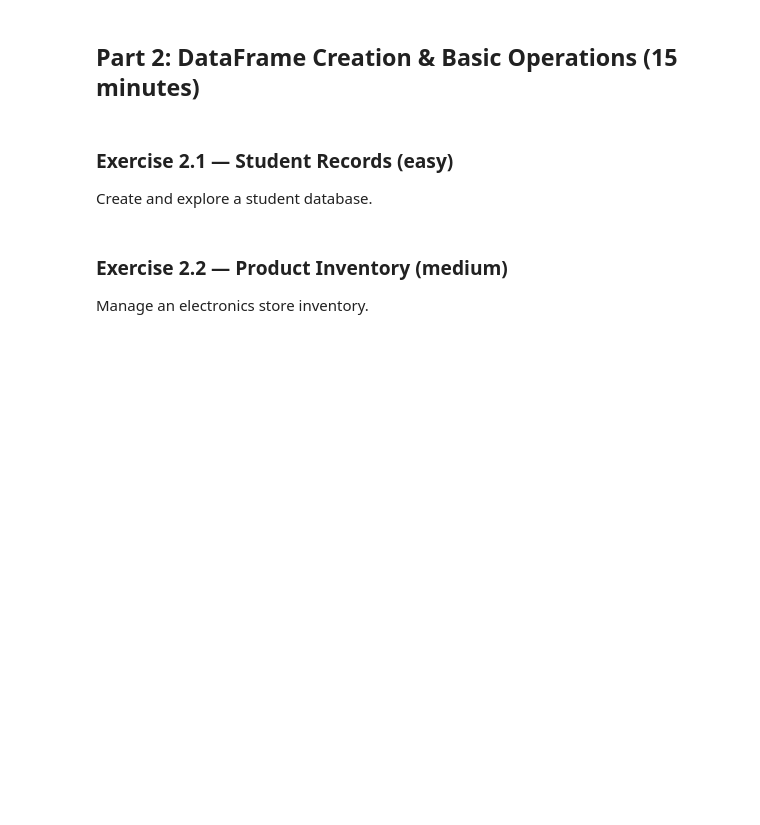
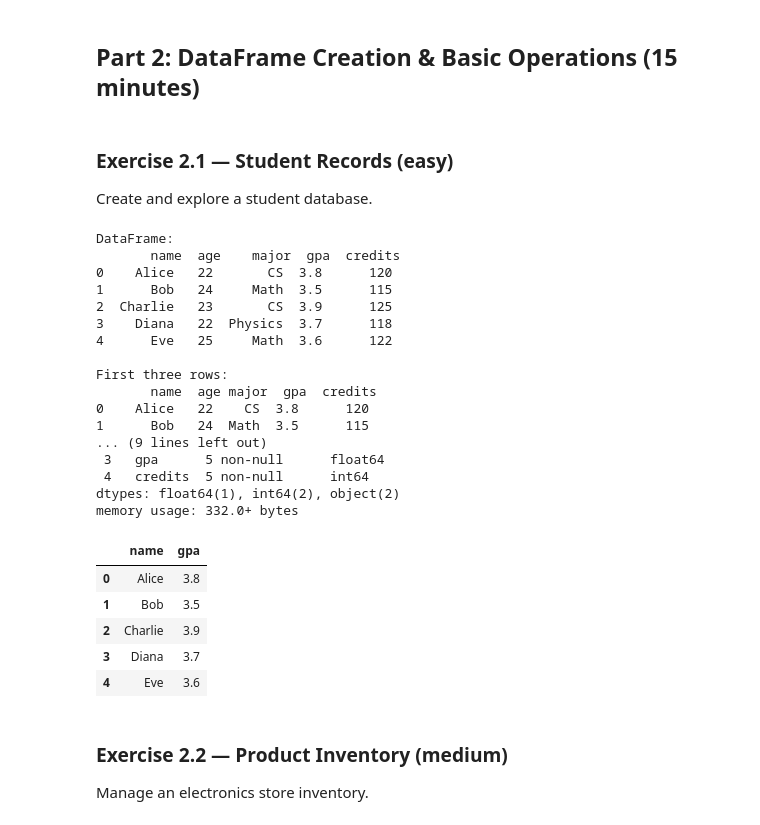
Before and after one commit to jessicapaes/aitechinstitute-jesspaes, a Jupyter notebook: week_1/notebooks/01a_lab_pandas_basics.ipynb, the cells around one changed output. Drawn from its saved outputs; the diff is of its cells as text; code cells hidden in the pictures; blank space fills up the shorter version.

```diff
--- a/week_1/notebooks/01a_lab_pandas_basics.ipynb
+++ b/week_1/notebooks/01a_lab_pandas_basics.ipynb
@@ -86,18 +157,50 @@ Create and explore a student database.
 # %%
 # Student data
 data = {
     'name': ['Alice', 'Bob', 'Charlie', 'Diana', 'Eve'],
     'age': [22, 24, 23, 22, 25],
     'major': ['CS', 'Math', 'CS', 'Physics', 'Math'],
     'gpa': [3.8, 3.5, 3.9, 3.7, 3.6],
     'credits': [120, 115, 125, 118, 122]
 }
 
 # TODO: Create DataFrame and:
+students = pd.DataFrame(data)
+print(f"DataFrame:\n {students}\n")
+
 # 1. Display first 3 rows
+print(f"First three rows:\n {students.head(3)}")
+
 # 2. Show DataFrame info and basic statistics
+students.info()
+students.describe()
+
 # 3. Select only name and gpa columns
-# Your code here:
+students[['name', 'gpa']]
+# %% [output]
+DataFrame:
+       name  age    major  gpa  credits
+0    Alice   22       CS  3.8      120
+1      Bob   24     Math  3.5      115
+2  Charlie   23       CS  3.9      125
+3    Diana   22  Physics  3.7      118
+4      Eve   25     Math  3.6      122
+
+First three rows:
+       name  age major  gpa  credits
+0    Alice   22    CS  3.8      120
+1      Bob   24  Math  3.5      115
+... (9 lines left out)
+ 3   gpa      5 non-null      float64
+ 4   credits  5 non-null      int64
+dtypes: float64(1), int64(2), object(2)
+memory usage: 332.0+ bytes
+|  | name | gpa |
+| 0 | Alice | 3.8 |
+| 1 | Bob | 3.5 |
+| 2 | Charlie | 3.9 |
+| 3 | Diana | 3.7 |
+| 4 | Eve | 3.6 |
 # %% [markdown]
 ### Exercise 2.2 — Product Inventory (medium)
 Manage an electronics store inventory.
```
Also changed, not shown: parts of 13 cells of this notebook.
